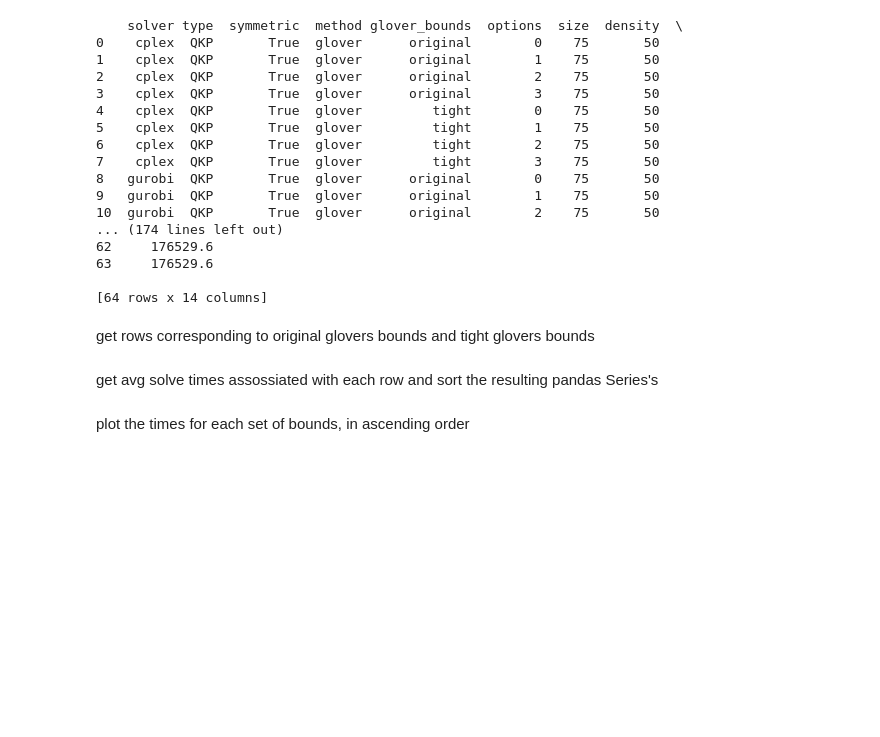
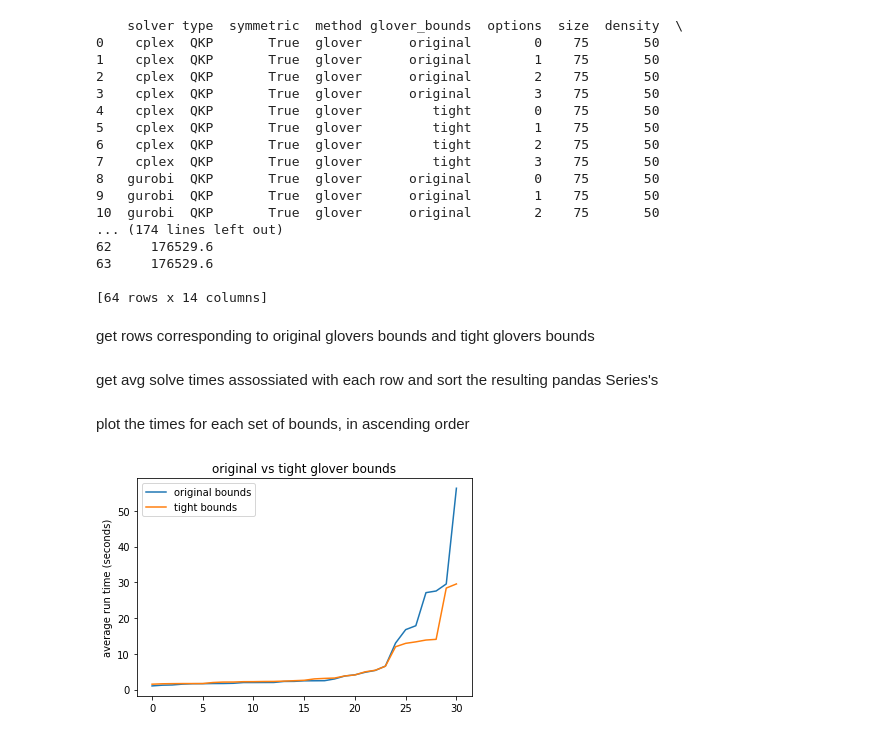
Before and after one commit to noahhi/Quadratic-Programs-Summer-Research-2018-, a Jupyter notebook: notebook.ipynb, the cells around one changed output. Cells and saved outputs as stored; diff of their text form; code cells hidden in the pictures; blank space fills up the shorter version.

```diff
--- a/notebook.ipynb
+++ b/notebook.ipynb
@@ -38,7 +38,16 @@ get avg solve times assossiated with each row and sort the resulting pandas Seri
 # %%
 org_bounds_times = org_bounds["avg_total_time"]
 sorted_org = org_bounds_times.sort_values()
-tight_bounds_times = tight_bounds["avg_solve_time"]
+tight_bounds_times = tight_bounds["avg_total_time"]
 sorted_tight = tight_bounds_times.sort_values()
 # %% [markdown]
 plot the times for each set of bounds, in ascending order
+# %%
+plt.plot(sorted_org.values[1:32], label="original bounds")
+plt.plot(sorted_tight.values[1:32], label="tight bounds")
+plt.ylabel("average run time (seconds)")
+plt.title("original vs tight glover bounds")
+plt.legend()
+plt.show()
+# %% [output]
+[figure, added]
```
Also changed, not shown: parts of 11 cells of this notebook, 7 other files.
